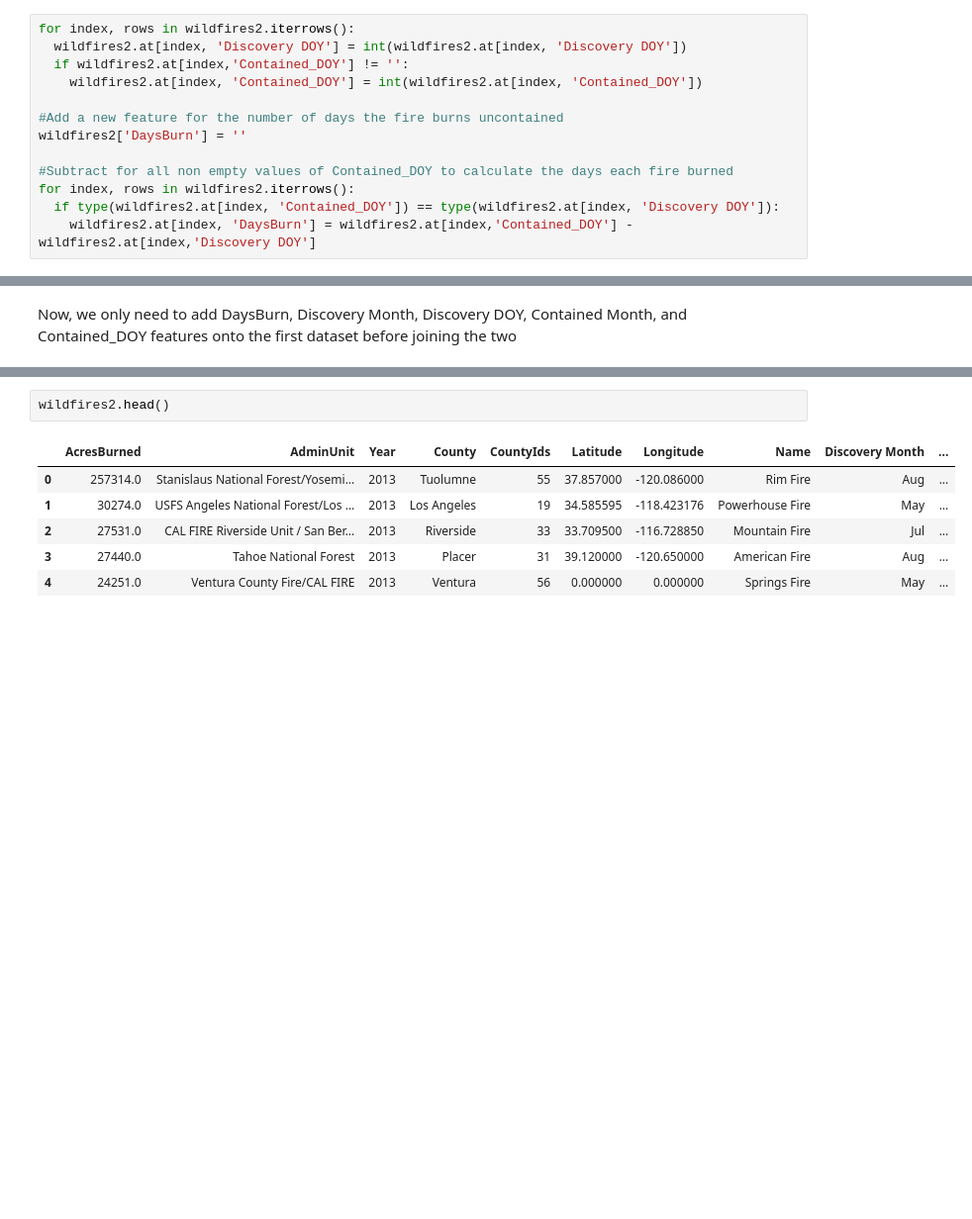
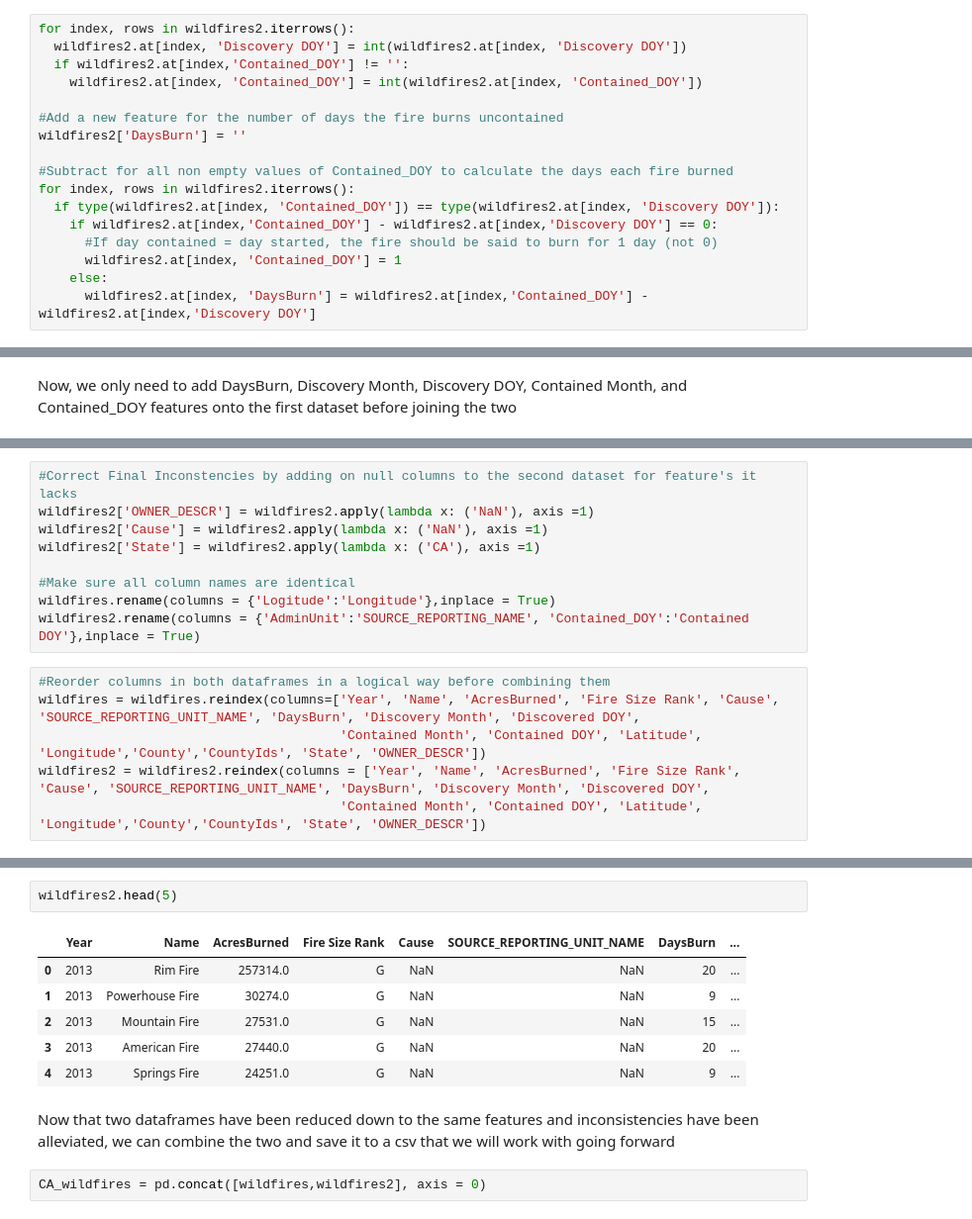
Before and after one commit to mnocerino23/Wildfire-Forecaster, a Jupyter notebook: wildfires.ipynb, the cells around one changed output, grey strips where cells are left out. Shown: that part at 99% size. Drawn from its saved outputs; the diff is of its cells as text; blank space fills up the shorter version.

```diff
--- a/wildfires.ipynb
+++ b/wildfires.ipynb
@@ -227,7 +197,11 @@ wildfires2['DaysBurn'] = ''
 #Subtract for all non empty values of Contained_DOY to calculate the days each fire burned
 for index, rows in wildfires2.iterrows():
   if type(wildfires2.at[index, 'Contained_DOY']) == type(wildfires2.at[index, 'Discovery DOY']):
-    wildfires2.at[index, 'DaysBurn'] = wildfires2.at[index,'Contained_DOY'] - wildfires2.at[index,'Discovery DOY']
+    if wildfires2.at[index,'Contained_DOY'] - wildfires2.at[index,'Discovery DOY'] == 0:
+      #If day contained = day started, the fire should be said to burn for 1 day (not 0)
+      wildfires2.at[index, 'Contained_DOY'] = 1
+    else:
+      wildfires2.at[index, 'DaysBurn'] = wildfires2.at[index,'Contained_DOY'] - wildfires2.at[index,'Discovery DOY']
 # %%
 #Now we will sort out any inconsistencies between the county codes in the two datasets
 #Create a dictionary mapping california counties to their Ids
@@ -308,0 +311,15 @@ Now, we only need to add DaysBurn, Discovery Month, Discovery DOY, Contained Mon
+# %%
+#Correct Final Inconstencies by adding on null columns to the second dataset for feature's it lacks
+wildfires2['OWNER_DESCR'] = wildfires2.apply(lambda x: ('NaN'), axis =1)
+wildfires2['Cause'] = wildfires2.apply(lambda x: ('NaN'), axis =1)
+wildfires2['State'] = wildfires2.apply(lambda x: ('CA'), axis =1)
+
+#Make sure all column names are identical
+wildfires.rename(columns = {'Logitude':'Longitude'},inplace = True)
+wildfires2.rename(columns = {'AdminUnit':'SOURCE_REPORTING_NAME', 'Contained_DOY':'Contained DOY'},inplace = True)
+# %%
+#Reorder columns in both dataframes in a logical way before combining them
+wildfires = wildfires.reindex(columns=['Year', 'Name', 'AcresBurned', 'Fire Size Rank', 'Cause', 'SOURCE_REPORTING_UNIT_NAME', 'DaysBurn', 'Discovery Month', 'Discovered DOY',
+                                       'Contained Month', 'Contained DOY', 'Latitude', 'Longitude','County','CountyIds', 'State', 'OWNER_DESCR'])
+wildfires2 = wildfires2.reindex(columns = ['Year', 'Name', 'AcresBurned', 'Fire Size Rank', 'Cause', 'SOURCE_REPORTING_UNIT_NAME', 'DaysBurn', 'Discovery Month', 'Discovered DOY',
+                                       'Contained Month', 'Contained DOY', 'Latitude', 'Longitude','County','CountyIds', 'State', 'OWNER_DESCR'])
@@ -309,9 +335,13 @@ Now, we only need to add DaysBurn, Discovery Month, Discovery DOY, Contained Mon
 # %%
-wildfires2.head()
+wildfires2.head(5)
 # %% [output]
-|  | AcresBurned | AdminUnit | Year | County | CountyIds | Latitude | Longitude | Name | Discovery Month | ... |
-| 0 | 257314.0 | Stanislaus National Forest/Yosemi... | 2013 | Tuolumne | 55 | 37.857000 | -120.086000 | Rim Fire | Aug | ... |
-| 1 | 30274.0 | USFS Angeles National Forest/Los ... | 2013 | Los Angeles | 19 | 34.585595 | -118.423176 | Powerhouse Fire | May | ... |
-| 2 | 27531.0 | CAL FIRE Riverside Unit / San Ber... | 2013 | Riverside | 33 | 33.709500 | -116.728850 | Mountain Fire | Jul | ... |
-| 3 | 27440.0 | Tahoe National Forest | 2013 | Placer | 31 | 39.120000 | -120.650000 | American Fire | Aug | ... |
-| 4 | 24251.0 | Ventura County Fire/CAL FIRE | 2013 | Ventura | 56 | 0.000000 | 0.000000 | Springs Fire | May | ... |
+|  | Year | Name | AcresBurned | Fire Size Rank | Cause | SOURCE_REPORTING_UNIT_NAME | DaysBurn | ... |
+| 0 | 2013 | Rim Fire | 257314.0 | G | NaN | NaN | 20 | ... |
+| 1 | 2013 | Powerhouse Fire | 30274.0 | G | NaN | NaN | 9 | ... |
+| 2 | 2013 | Mountain Fire | 27531.0 | G | NaN | NaN | 15 | ... |
+| 3 | 2013 | American Fire | 27440.0 | G | NaN | NaN | 20 | ... |
+| 4 | 2013 | Springs Fire | 24251.0 | G | NaN | NaN | 9 | ... |
+# %% [markdown]
+Now that two dataframes have been reduced down to the same features and inconsistencies have been alleviated, we can combine the two and save it to a csv that we will work with going forward
+# %%
+CA_wildfires = pd.concat([wildfires,wildfires2], axis = 0)
```
Also changed, not shown: parts of 12 cells of this notebook.
